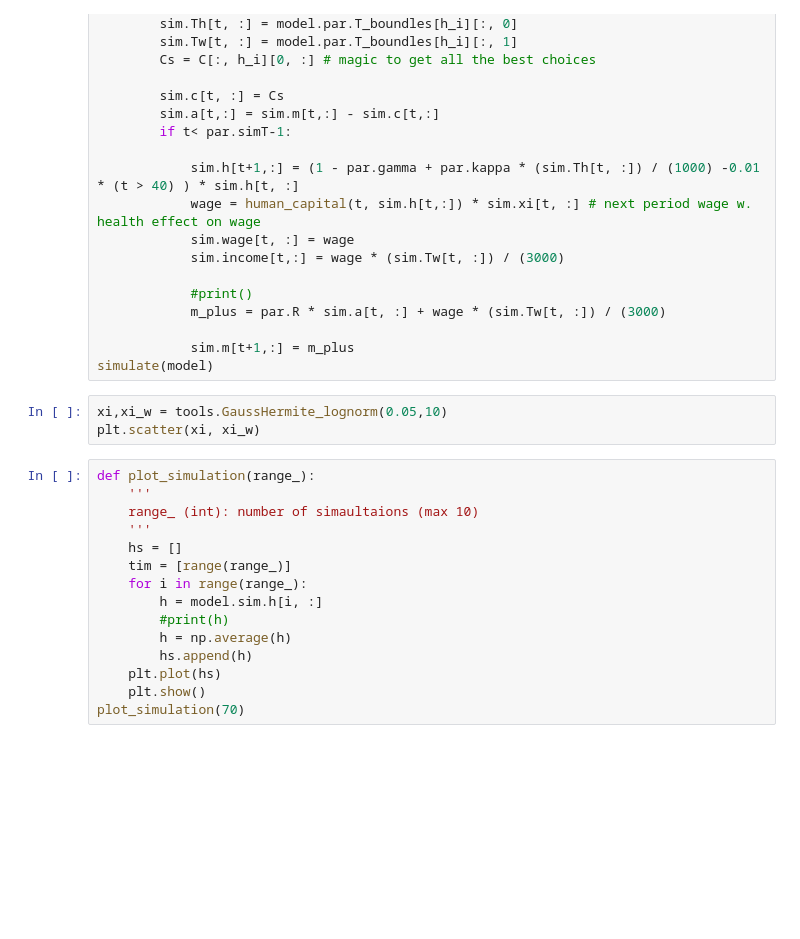
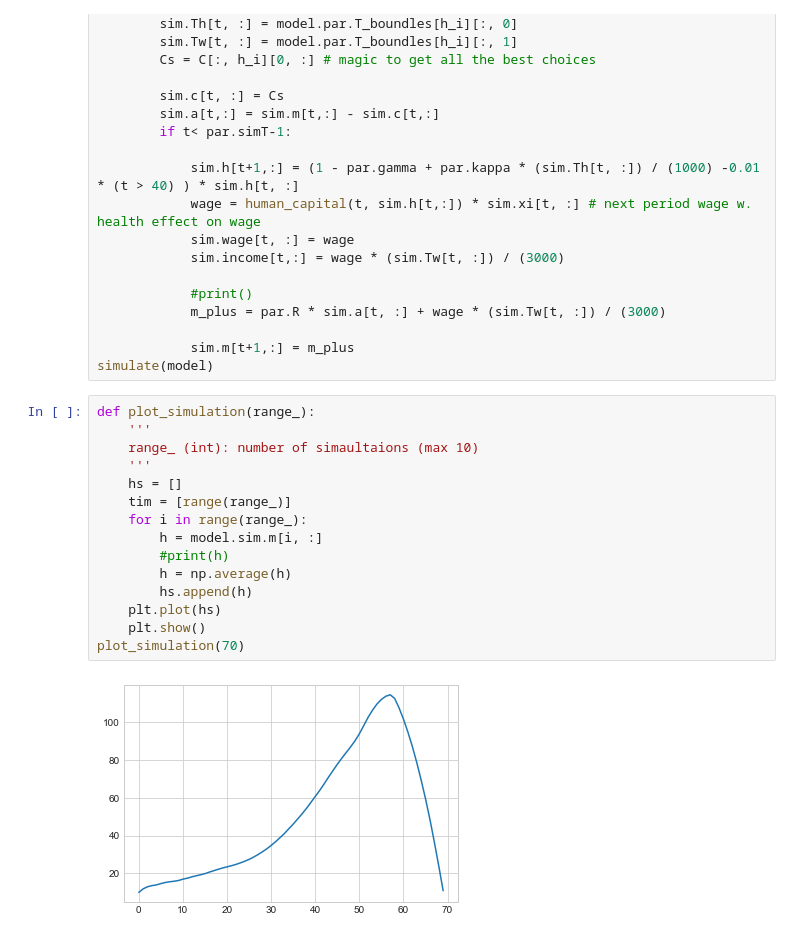
Before and after one commit to Fraekfyr91/-Lifecycle-model-with-labour-supply-and-health-investments, a Jupyter notebook: 05_dc_egm.ipynb, the cells around one changed output. Saved outputs shown, nothing was run; the diff lists cells and outputs as text; blank space fills up the shorter version.

```diff
--- a/05_dc_egm.ipynb
+++ b/05_dc_egm.ipynb
@@ -116,24 +126,23 @@ def simulate (model):
 
             sim.m[t+1,:] = m_plus
 simulate(model)
-# %%
-xi,xi_w = tools.GaussHermite_lognorm(0.05,10)
-plt.scatter(xi, xi_w)
 # %%
 def plot_simulation(range_):
     '''
     range_ (int): number of simaultaions (max 10)
     '''
     hs = []
     tim = [range(range_)]
     for i in range(range_):
-        h = model.sim.h[i, :]
+        h = model.sim.m[i, :]
         #print(h)
         h = np.average(h)
         hs.append(h)
     plt.plot(hs)
     plt.show()
 plot_simulation(70)
+# %% [output]
+[figure, added]
 # %%
 def human_capital(t, h):
     inc0=0.75
```
Also changed, not shown: parts of 5 cells of this notebook, 1 other file.
